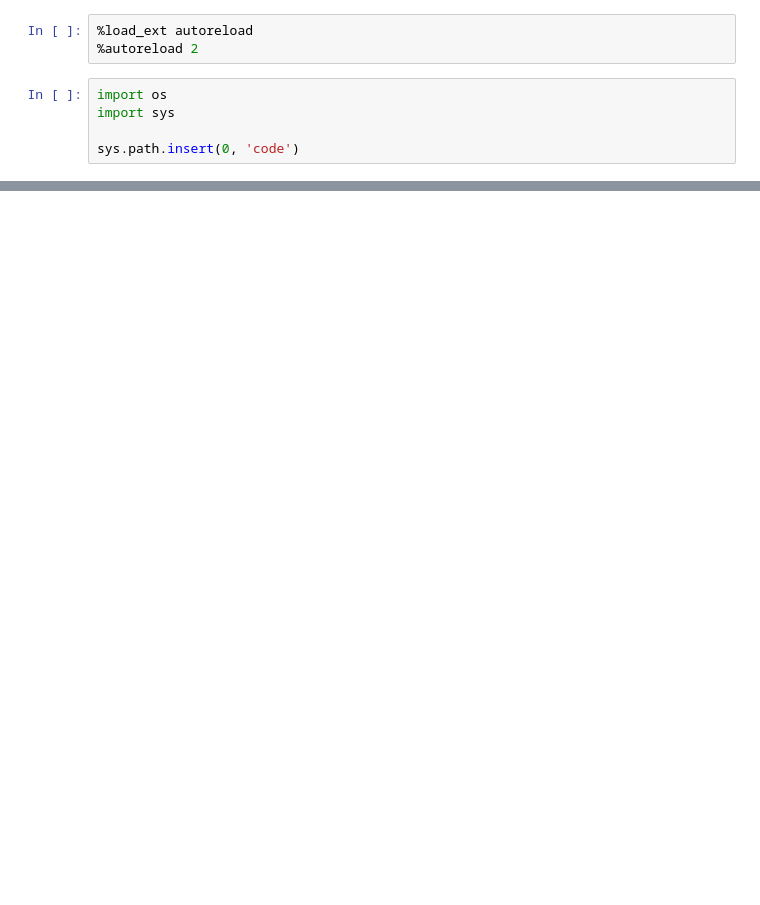
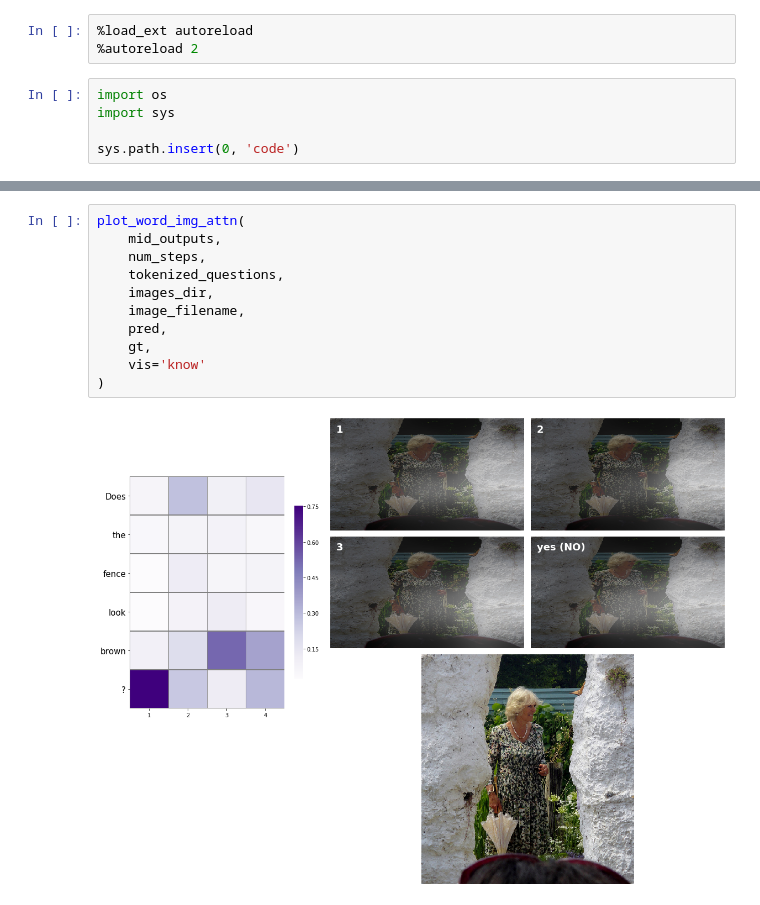
Before and after one commit to ialab-puc/FiLMac, a Jupyter notebook: visualize_attentions-Copy1.ipynb, the cells around one changed output, grey strips where cells are left out. Cells and saved outputs as stored; diff of their text form; blank space fills up the shorter version.

```diff
--- a/visualize_attentions-Copy1.ipynb
+++ b/visualize_attentions-Copy1.ipynb
@@ -149,0 +183,13 @@ plot_word_img_attn(
+# %%
+plot_word_img_attn(
+    mid_outputs,
+    num_steps,
+    tokenized_questions,
+    images_dir,
+    image_filename,
+    pred,
+    gt,
+    vis='know'
+)
+# %% [output]
+[figure, added]
```
Also changed, not shown: parts of 9 cells of this notebook, 4 other files.
